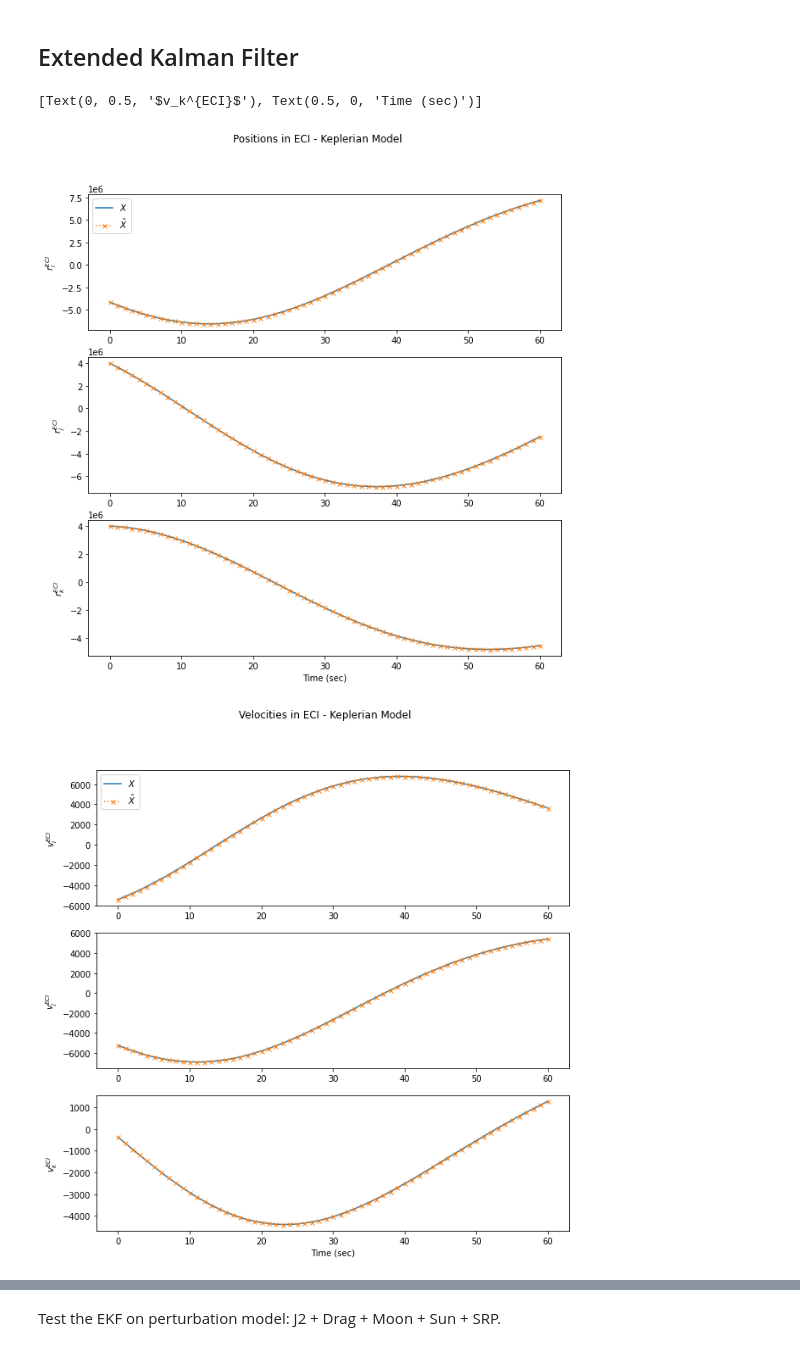
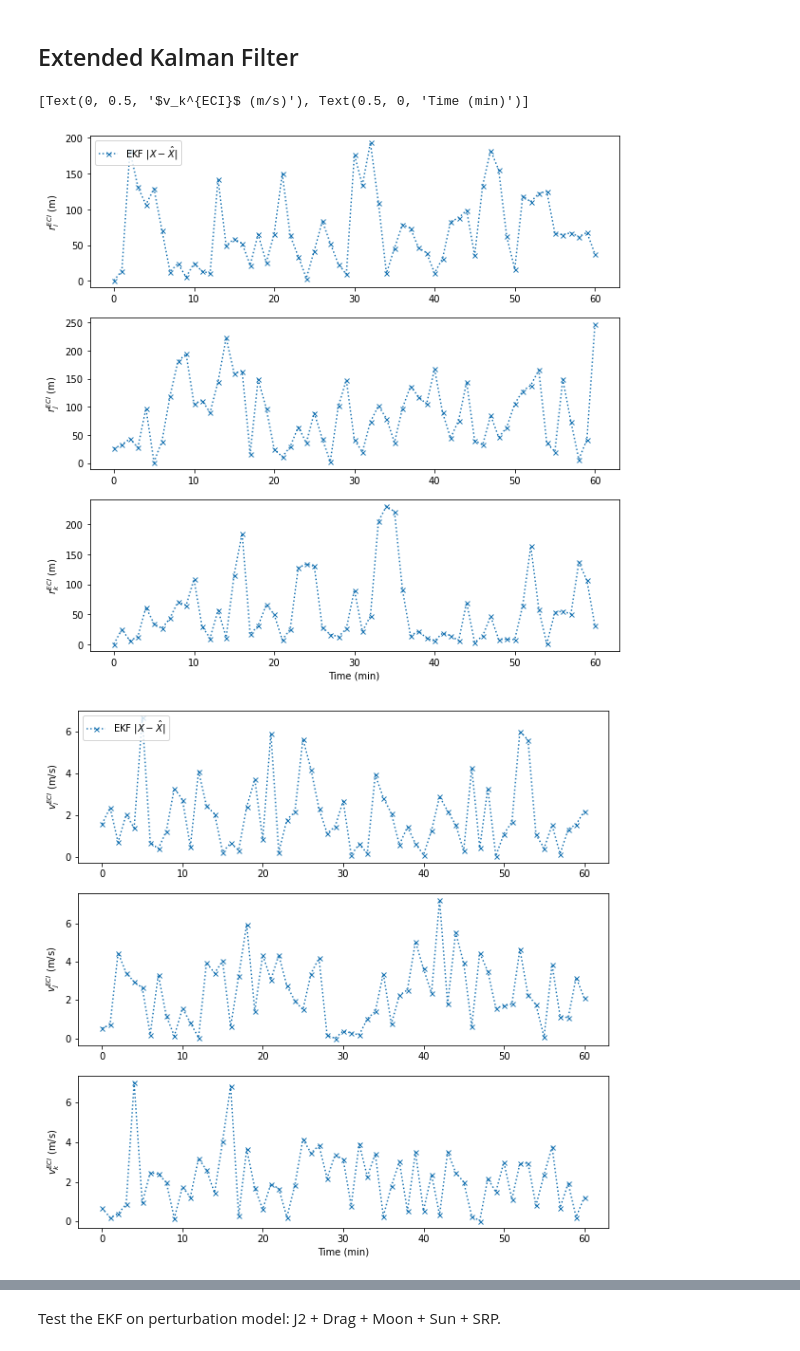
Before and after one commit to EleonoreJ/Kalman-Filtering-Orbit-Determination, a Jupyter notebook: Test Filters Naive.ipynb, the cells around one changed output, grey strips where cells are left out. Cells and saved outputs as stored; diff of their text form; code cells hidden in the pictures.

```diff
--- a/Test Filters Naive.ipynb
+++ b/Test Filters Naive.ipynb
@@ -122,31 +122,25 @@ mu, _ = EKF(X=X_kepler_noisy, Y=Y_kepler,
            )
 # %%
 fig, axs = plt.subplots(3, figsize=(10,10))
-fig.suptitle('Positions in ECI - Keplerian Model')
-axs[0].plot(X_kepler_noisy[:,0], label="$X$")
-axs[0].plot(mu[:,0], ':x', ms=5, label="$\hat{X}$")
-axs[0].set(ylabel="$r_i^{ECI}$")
+# fig.suptitle('Error on positions in ECI - Keplerian Model')
+axs[0].plot(abs(X_kepler_noisy[:,0]-mu[:,0]), ':x', ms=5, label="EKF $|X-\hat{X}|$")
+axs[0].set(ylabel="$r_i^{ECI}$ (m)")
 axs[0].legend(loc="upper left")
-axs[1].plot(X_kepler_noisy[:,1])
-axs[1].plot(mu[:,1], ':x', ms=5)
-axs[1].set(ylabel="$r_j^{ECI}$")
-axs[2].plot(X_kepler_noisy[:,2])
-axs[2].plot(mu[:,2], ':x', ms=5)
-axs[2].set(xlabel="Time (sec)", ylabel="$r_k^{ECI}$")
+axs[1].plot(abs(X_kepler_noisy[:,1]-mu[:,1]), ':x', ms=5)
+axs[1].set(ylabel="$r_j^{ECI}$ (m)")
+axs[2].plot(abs(X_kepler_noisy[:,2]-mu[:,2]), ':x', ms=5)
+axs[2].set(xlabel="Time (min)", ylabel="$r_k^{ECI}$ (m)")
 
 fig, axs = plt.subplots(3, figsize=(10,10))
-fig.suptitle('Velocities in ECI - Keplerian Model')
-axs[0].plot(X_kepler_noisy[:,3], label="$X$")
-axs[0].plot(mu[:,3], ':x', ms=5, label="$\hat{X}$")
-axs[0].set(ylabel="$v_i^{ECI}$")
+# fig.suptitle('Error on velocities in ECI - Keplerian Model')
+axs[0].plot(abs(X_kepler_noisy[:,3]-mu[:,3]), ':x', ms=5, label="EKF $|X-\hat{X}|$")
+axs[0].set(ylabel="$v_i^{ECI}$ (m/s)")
 axs[0].legend(loc="upper left")
-axs[1].plot(X_kepler_noisy[:,4])
-axs[1].plot(mu[:,4], ':x', ms=5)
-axs[1].set(ylabel="$v_j^{ECI}$")
-axs[2].plot(X_kepler_noisy[:,5])
-axs[2].plot(mu[:,5], ':x', ms=5)
-axs[2].set(xlabel="Time (sec)", ylabel="$v_k^{ECI}$")
+axs[1].plot(abs(X_kepler_noisy[:,4]-mu[:,4]), ':x', ms=5)
+axs[1].set(ylabel="$v_j^{ECI}$ (m/s)")
+axs[2].plot(abs(X_kepler_noisy[:,5]-mu[:,5]), ':x', ms=5)
+axs[2].set(xlabel="Time (min)", ylabel="$v_k^{ECI}$ (m/s)")
 # %% [output]
-[Text(0, 0.5, '$v_k^{ECI}$'), Text(0.5, 0, 'Time (sec)')]
+[Text(0, 0.5, '$v_k^{ECI}$ (m/s)'), Text(0.5, 0, 'Time (min)')]
-[figure, old version]
+[figure, new version]
-[figure, old version]
+[figure, new version]
```
Also changed, not shown: parts of 3 cells of this notebook, 2 other files.
